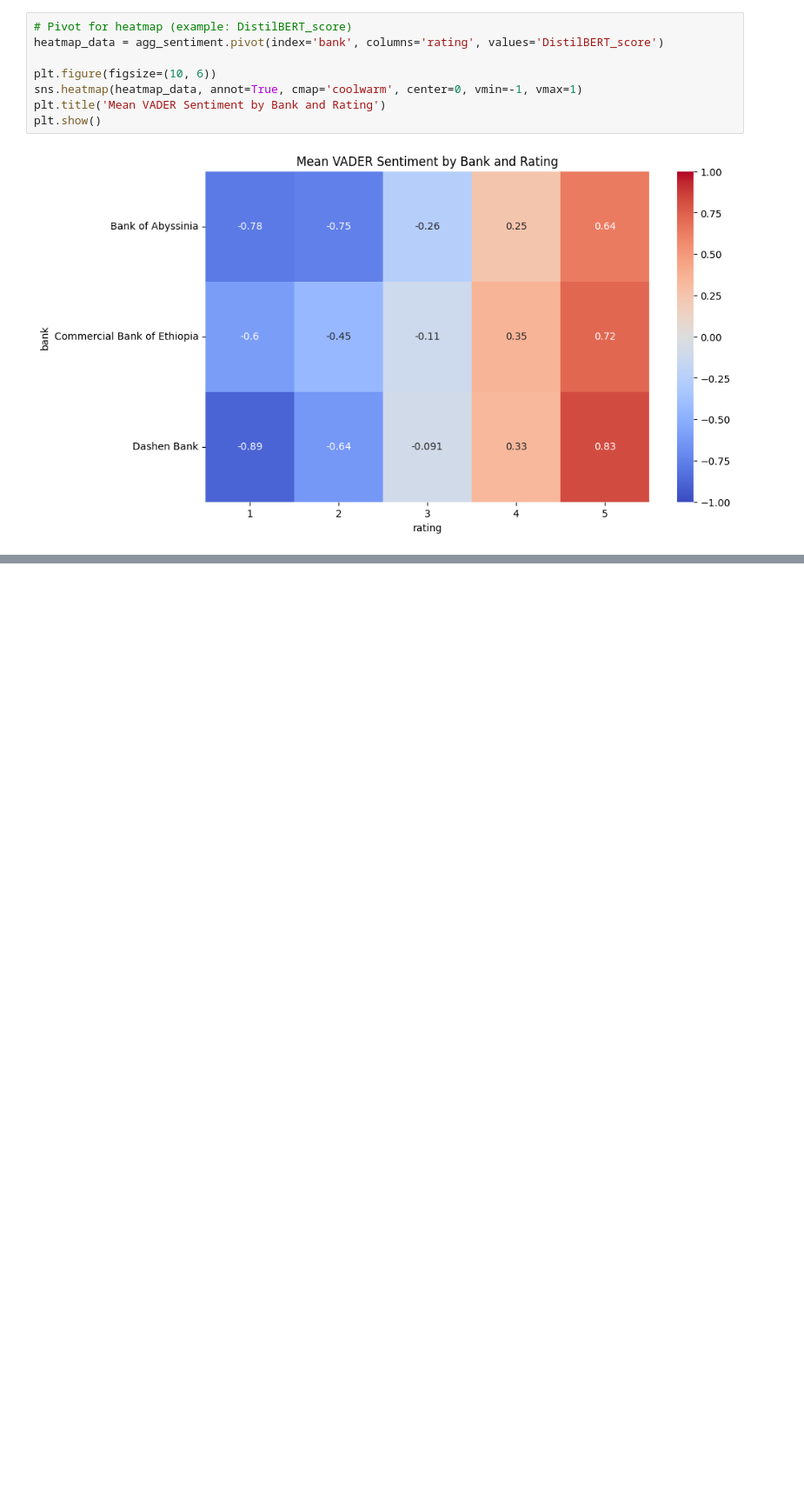
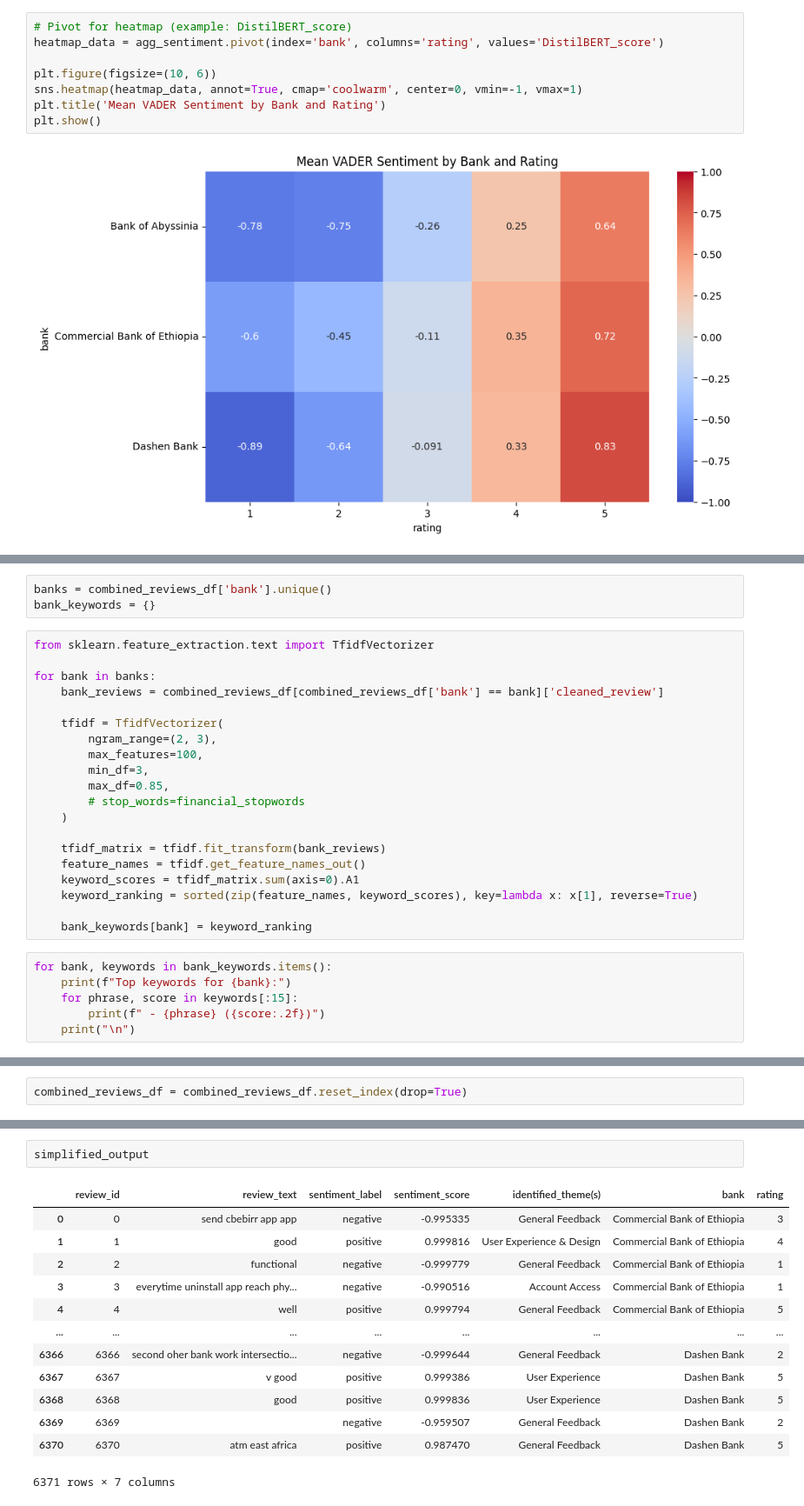
Before and after one commit to she-code/KAIM-WEEK-2, a Jupyter notebook: notebooks/sentiment_thematic_analysis.ipynb, the cells around one changed output, grey strips where cells are left out. Shown at 87% size. Saved outputs shown, nothing was run; the diff lists cells and outputs as text; blank space fills up the shorter version.

Commit message:
feat: added key word clustering and thematic analysis

```diff
--- a/notebooks/sentiment_thematic_analysis.ipynb
+++ b/notebooks/sentiment_thematic_analysis.ipynb
@@ -634,0 +720,29 @@ plt.show()
+# %%
+banks = combined_reviews_df['bank'].unique()
+bank_keywords = {}
+# %%
+from sklearn.feature_extraction.text import TfidfVectorizer
+
+for bank in banks:
+    bank_reviews = combined_reviews_df[combined_reviews_df['bank'] == bank]['cleaned_review']
+
+    tfidf = TfidfVectorizer(
+        ngram_range=(2, 3),
+        max_features=100,
+        min_df=3,
+        max_df=0.85,
+        # stop_words=financial_stopwords
+    )
+
+    tfidf_matrix = tfidf.fit_transform(bank_reviews)
+    feature_names = tfidf.get_feature_names_out()
+    keyword_scores = tfidf_matrix.sum(axis=0).A1
+    keyword_ranking = sorted(zip(feature_names, keyword_scores), key=lambda x: x[1], reverse=True)
+
+    bank_keywords[bank] = keyword_ranking
+# %%
+for bank, keywords in bank_keywords.items():
+    print(f"Top keywords for {bank}:")
+    for phrase, score in keywords[:15]:
+        print(f" - {phrase} ({score:.2f})")
+    print("\n")
@@ -634,0 +909,2 @@ plt.show()
+# %%
+combined_reviews_df = combined_reviews_df.reset_index(drop=True)
@@ -634,0 +996,16 @@ plt.show()
+# %%
+simplified_output
+# %% [output]
+|  | review_id | review_text | sentiment_label | sentiment_score | identified_theme(s) | bank | rating |
+| 0 | 0 | send cbebirr app app | negative | -0.995335 | General Feedback | Commercial Bank of Ethiopia | 3 |
+| 1 | 1 | good | positive | 0.999816 | User Experience & Design | Commercial Bank of Ethiopia | 4 |
+| 2 | 2 | functional | negative | -0.999779 | General Feedback | Commercial Bank of Ethiopia | 1 |
+| 3 | 3 | everytime uninstall app reach phy... | negative | -0.990516 | Account Access | Commercial Bank of Ethiopia | 1 |
+| 4 | 4 | well | positive | 0.999794 | General Feedback | Commercial Bank of Ethiopia | 5 |
+| ... | ... | ... | ... | ... | ... | ... | ... |
+| 6366 | 6366 | second oher bank work intersectio... | negative | -0.999644 | General Feedback | Dashen Bank | 2 |
+| 6367 | 6367 | v good | positive | 0.999386 | User Experience | Dashen Bank | 5 |
+| 6368 | 6368 | good | positive | 0.999836 | User Experience | Dashen Bank | 5 |
+| 6369 | 6369 |  | negative | -0.959507 | General Feedback | Dashen Bank | 2 |
+| 6370 | 6370 | atm east africa | positive | 0.987470 | General Feedback | Dashen Bank | 5 |
+6371 rows × 7 columns
```
Also changed, not shown: parts of 22 cells of this notebook.
